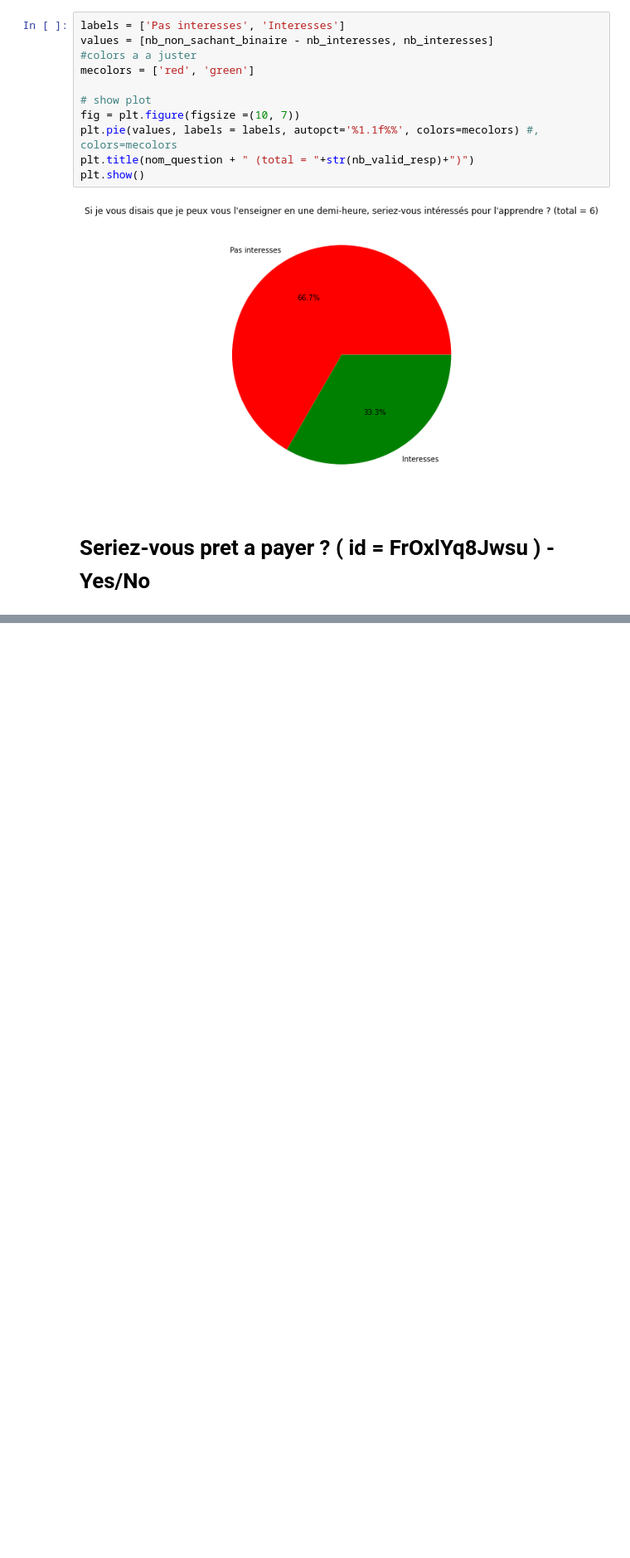
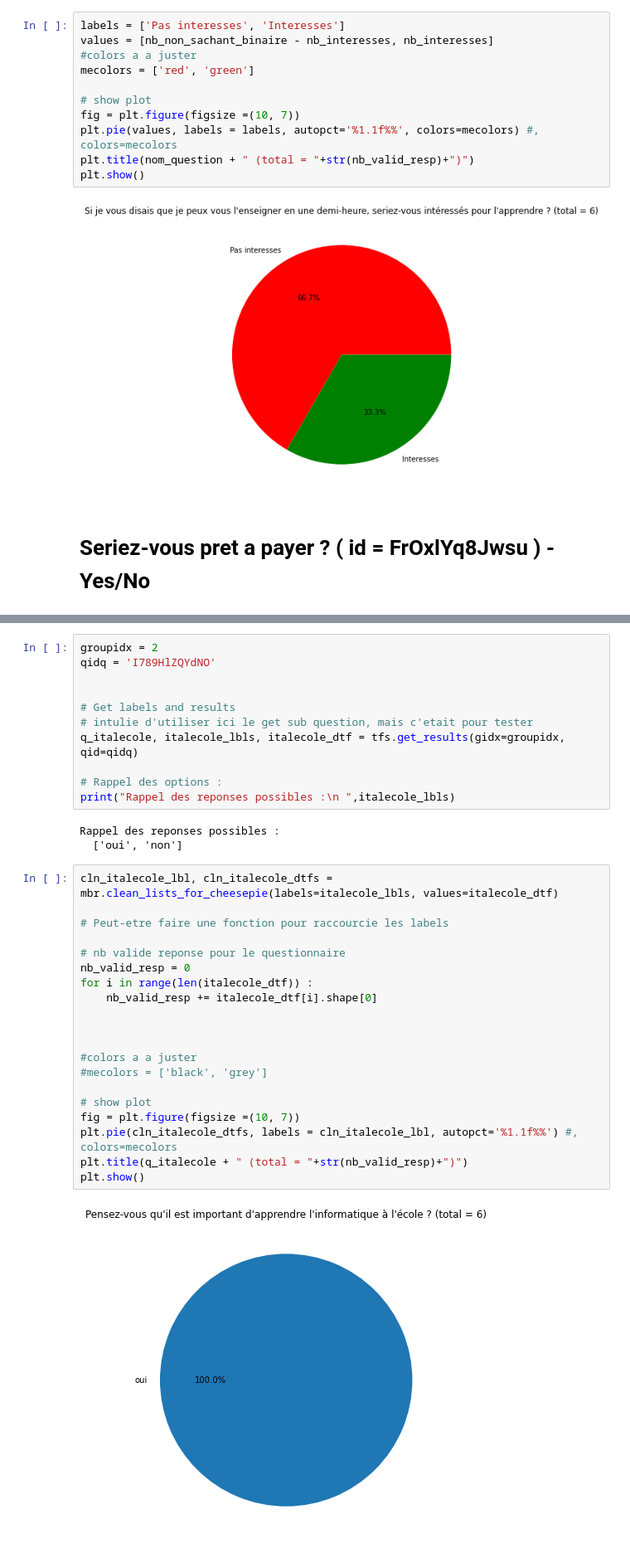
Before and after one commit to MaximoRose/QA_AnalyseResTypeForm, a Jupyter notebook: OpportuniteGP/OpportuniteGP.ipynb, the cells around one changed output, grey strips where cells are left out. Shown at 83% size. Cells and saved outputs as stored; diff of their text form; blank space fills up the shorter version.

```diff
--- a/OpportuniteGP/OpportuniteGP.ipynb
+++ b/OpportuniteGP/OpportuniteGP.ipynb
@@ -1056,0 +1149,36 @@ print('total personnes interrogees : ' + str(nb_non_sachant_binaire) )
+# %%
+groupidx = 2
+qidq = 'I789HlZQYdNO'
+
+
+# Get labels and results
+# intulie d'utiliser ici le get sub question, mais c'etait pour tester
+q_italecole, italecole_lbls, italecole_dtf = tfs.get_results(gidx=groupidx, qid=qidq)
+
+# Rappel des options :
+print("Rappel des reponses possibles :\n ",italecole_lbls)
+# %% [output]
+Rappel des reponses possibles :
+  ['oui', 'non']
+# %%
+cln_italecole_lbl, cln_italecole_dtfs = mbr.clean_lists_for_cheesepie(labels=italecole_lbls, values=italecole_dtf)
+
+# Peut-etre faire une fonction pour raccourcie les labels
+
+# nb valide reponse pour le questionnaire
+nb_valid_resp = 0
+for i in range(len(italecole_dtf)) :
+    nb_valid_resp += italecole_dtf[i].shape[0]
+
+
+
+#colors a a juster
+#mecolors = ['black', 'grey']
+
+# show plot
+fig = plt.figure(figsize =(10, 7))
+plt.pie(cln_italecole_dtfs, labels = cln_italecole_lbl, autopct='%1.1f%%') #, colors=mecolors
+plt.title(q_italecole + " (total = "+str(nb_valid_resp)+")")
+plt.show()
+# %% [output]
+[figure, added]
```
Also changed, not shown: parts of 48 cells of this notebook, 2 other files.
